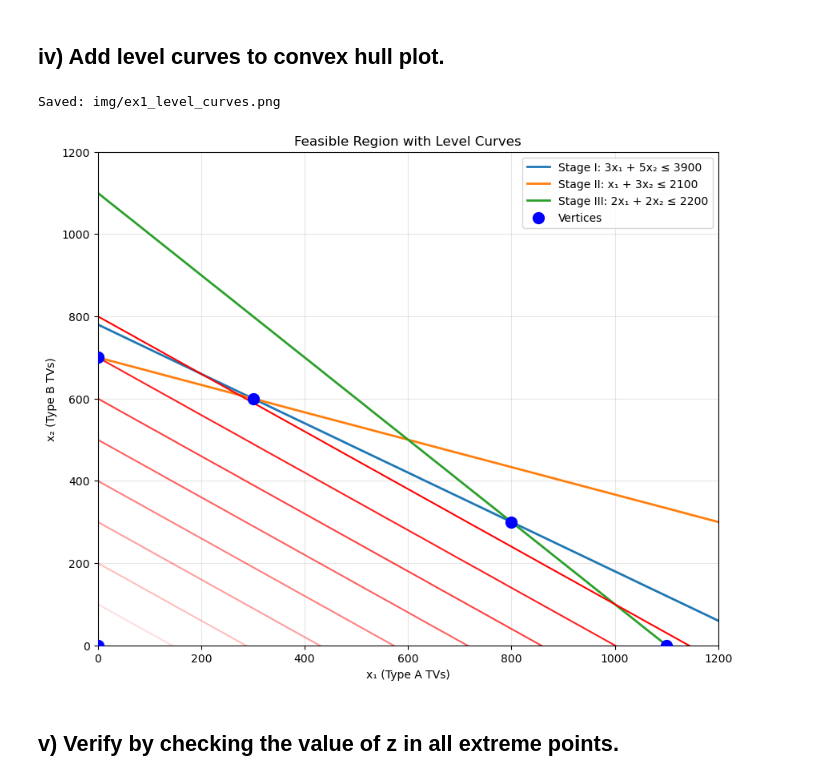
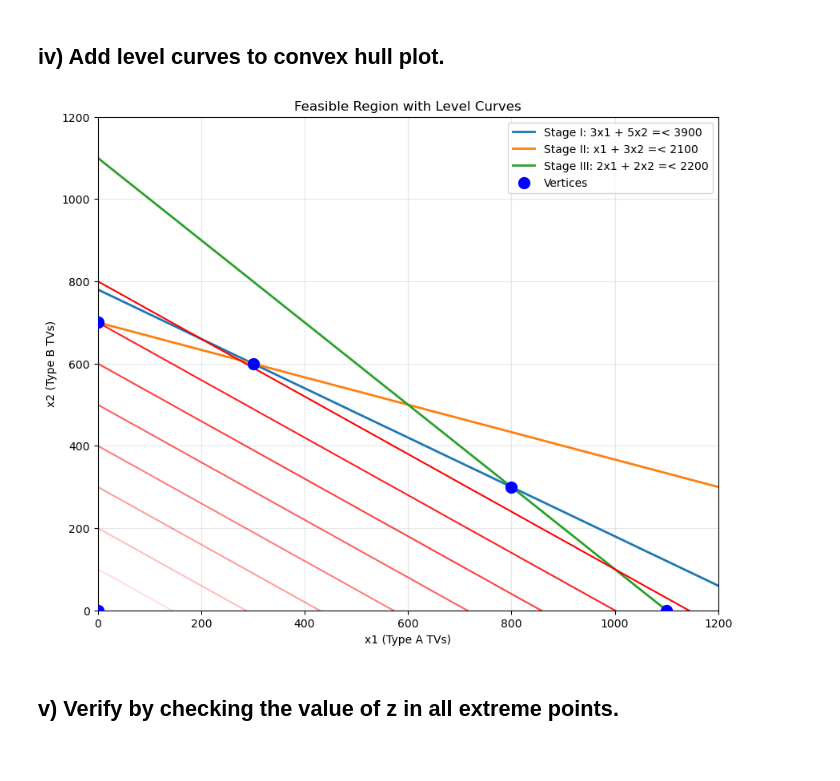
Before and after one commit to sb224sc-HT22-VT27/2ma918, a Jupyter notebook: lab1/e1.ipynb, the cells around one changed output. Cells and saved outputs as stored; diff of their text form; code cells hidden in the pictures.

```diff
--- a/lab1/e1.ipynb
+++ b/lab1/e1.ipynb
@@ -118,42 +115,39 @@ Vertices:
 ## iv) Add level curves to convex hull plot.
 # %%
 plt.figure(figsize=(10, 8))
-plt.plot(x, y1, label="Stage I: 3x₁ + 5x₂ ≤ 3900", linewidth=2)
-plt.plot(x, y2, label="Stage II: x₁ + 3x₂ ≤ 2100", linewidth=2)
-plt.plot(x, y3, label="Stage III: 2x₁ + 2x₂ ≤ 2200", linewidth=2)
+plt.plot(x, y1, label="Stage I: 3x1 + 5x2 =< 3900", linewidth=2)
+plt.plot(x, y2, label="Stage II: x1 + 3x2 =< 2100", linewidth=2)
+plt.plot(x, y3, label="Stage III: 2x1 + 2x2 =< 2200", linewidth=2)
 plt.axhline(y=0, color="black", linestyle="--", linewidth=0.5)
 plt.axvline(x=0, color="black", linestyle="--", linewidth=0.5)
 
 # Plot vertices
 vertices_array = np.array(vertices)
 plt.scatter(
     vertices_array[:, 0],
     vertices_array[:, 1],
     color="blue",
     s=100,
     zorder=5,
     label="Vertices",
 )
 
 # Add level curves for z = c^T x = 700*x1 + 1000*x2
 # For a given z = k, we have x2 = (k - 700*x1) / 1000
 for k in range(1, 9):
     z_value = k * 10**5
     y_level = (z_value - c[0] * x) / c[1]
     plt.plot(x, y_level, "r", alpha=k / 8, linewidth=1.5)
 
 plt.xlim(0, 1200)
 plt.ylim(0, 1200)
-plt.xlabel("x₁ (Type A TVs)")
-plt.ylabel("x₂ (Type B TVs)")
+plt.xlabel("x1 (Type A TVs)")
+plt.ylabel("x2 (Type B TVs)")
 plt.title("Feasible Region with Level Curves")
 plt.legend()
 plt.grid(True, alpha=0.3)
-plt.savefig("img/ex1_level_curves.png", dpi=300, bbox_inches="tight")
-print("Saved: img/ex1_level_curves.png")
 # %% [output]
-Saved: img/ex1_level_curves.png
-[figure, old version]
+[figure, new version]
 # %% [markdown]
 ## v) Verify by checking the value of z in all extreme points.
 # %%
```
Also changed, not shown: parts of 2 cells of this notebook, 9 other files.
